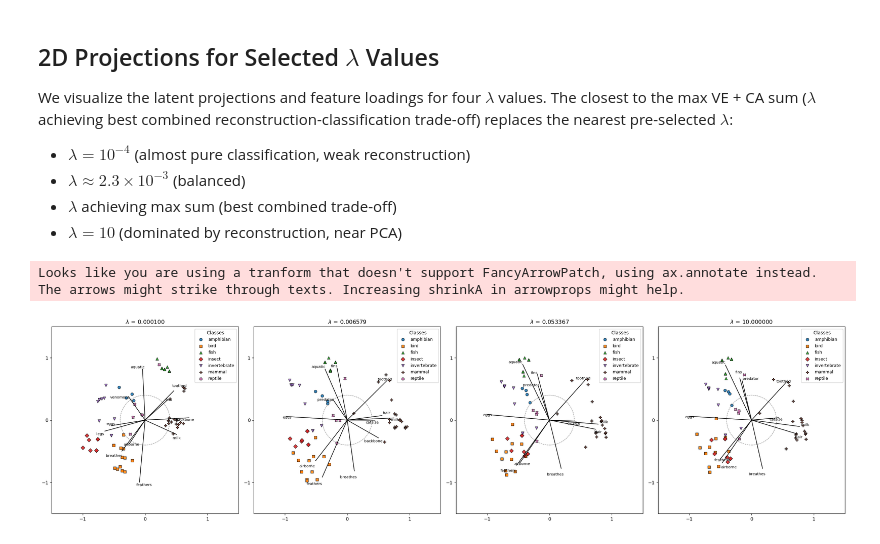
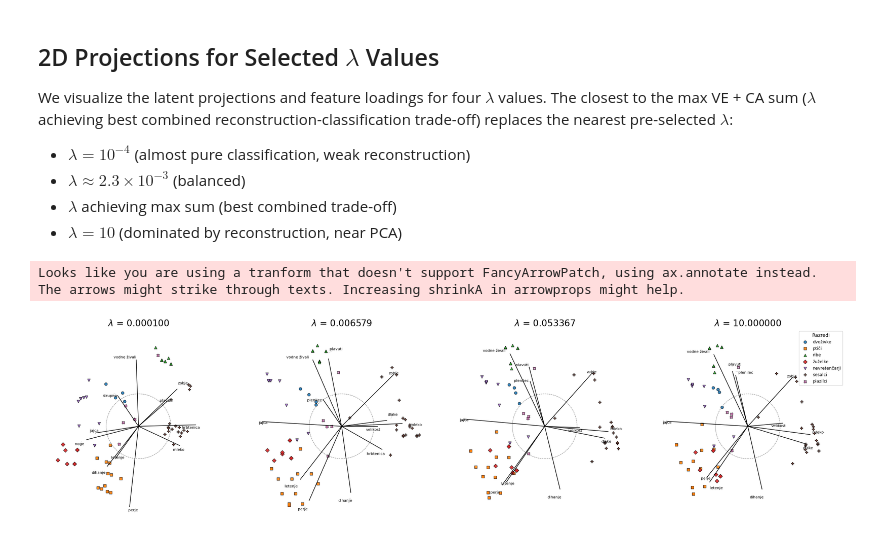
Before and after one commit to JasaTavcar/diplomska, a Jupyter notebook: experiments/spca_classification_zoo.ipynb, the cells around one changed output. Drawn from its saved outputs; the diff is of its cells as text; code cells hidden in the pictures.

```diff
--- a/experiments/spca_classification_zoo.ipynb
+++ b/experiments/spca_classification_zoo.ipynb
@@ -127,14 +127,17 @@ for i, vec in enumerate(L_np):
 # Configure axes
 plt.xlim(-1.5, 1.5)
 plt.ylim(-1.5, 1.5)
-plt.xticks([-1, 0, 1])
-plt.yticks([-1, 0, 1])
+plt.xticks([])
+plt.yticks([])
 plt.gca().set_aspect('equal', 'box')
+for spine in plt.gca().spines.values():
+    spine.set_visible(False)
 
-plt.legend(title='Classes', loc='upper right', frameon=True, fontsize=9, title_fontsize=10)
+plt.legend(title='Razredi', loc='upper right', frameon=True, fontsize=9, title_fontsize=10)
 
-plt.title('SPCA Classification projection on Zoo dataset')
+plt.title('SPCA na klasifikacijski podatkovni zbirki Zoo')
 plt.tight_layout()
 plt.savefig("../final_vizualizations/spca_classification_zoo_projection.svg", format="svg", bbox_inches="tight")
+plt.savefig("../final_vizualizations/spca_classification_zoo_projection.png", format="png", bbox_inches="tight")
 plt.show()
 # %% [output]
@@ -201,18 +204,19 @@ sum_metric = [v + a for v, a in zip(var_explained, accuracies)]
 # Single plot with shared y-axis
 fig, ax = plt.subplots(figsize=(9, 5))
 
-ax.semilogx(lam_values, var_explained, 'o-', color='tab:blue', label='Variation explained')
-ax.semilogx(lam_values, accuracies, 's--', color='tab:red', label='Accuracy')
-ax.semilogx(lam_values, sum_metric, 'd-.', color='tab:green', label='Sum (VE + CA)')
+ax.semilogx(lam_values, var_explained, 'o-', color='tab:blue', label='Pojasnjena varianca')
+ax.semilogx(lam_values, accuracies, 's--', color='tab:red', label='Točnost')
+ax.semilogx(lam_values, sum_metric, 'd-.', color='tab:green', label='Vsota (VE + CA)')
 
-ax.set_xlabel('$\\lambda$ (regularization strength)')
-ax.set_ylabel('Value')
+ax.set_xlabel('$\\lambda$ (moč regularizacije)')
+ax.set_ylabel('Vrednost')
 ax.set_ylim(0, 2)
 ax.grid(True, alpha=0.3)
 ax.legend(loc='lower right')
 
-fig.suptitle('SPCA Classification: metrics vs $\\lambda$ (Zoo dataset)')
+fig.suptitle('SPCA klasifikacija: metrike v odvisnosti od $\\lambda$')
 plt.tight_layout()
 plt.savefig("../final_vizualizations/spca_classification_zoo_lambda_metrics.svg", format="svg", bbox_inches="tight")
+plt.savefig("../final_vizualizations/spca_classification_zoo_lambda_metrics.png", format="png", bbox_inches="tight")
 plt.show()
 # %% [output]
@@ -258,32 +262,43 @@ C_full = C
 
 for idx, lam in enumerate(viz_lam_values):
     model = models_by_lam[lam]
     L = model.L.detach().clone()
 
     # Normalize loadings: center and scale to max norm = 1
     L = L - L.mean(dim=0, keepdim=True)
     loading_norms = torch.norm(L, dim=1)
     L = L / loading_norms.max()
 
     # Project and scale points using full data
     Z = E_full @ L
     z_max = torch.abs(Z).max()
     Z = Z / z_max
 
     Z_np = Z.cpu().numpy()
     C_np = C_full.cpu().numpy()
     L_np = L.cpu().numpy()
 
     plot_projection(
         points=Z_np, vectors=L_np, feature_names=feature_names,
         class_codes=C_np, class_names=class_names,
         title=f'$\\lambda$ = {lam:.6f}', ax=axes[idx], text_scale=1.08,
-        max_points=None
+        max_points=None, title_fontsize=19
     )
+
+for i, ax in enumerate(axes):
+    ax.set_xticks([])
+    ax.set_yticks([])
+    for spine in ax.spines.values():
+        spine.set_visible(False)
+    if i != len(axes) - 1:
+        ax.legend_.remove()
+    ax.set_xlim(-1.2, 1.2)
+    ax.set_ylim(-1.2, 1.2)
 
 plt.tight_layout()
 plt.savefig("../final_vizualizations/spca_classification_zoo_lambda_projections.svg", format="svg", bbox_inches="tight")
+plt.savefig("../final_vizualizations/spca_classification_zoo_lambda_projections.png", format="png", bbox_inches="tight")
 plt.show()
 # %% [output]
 Looks like you are using a tranform that doesn't support FancyArrowPatch, using ax.annotate instead. The arrows might strike through texts. Increasing shrinkA in arrowprops might help.
-[figure, old version]
+[figure, new version]
```
Also changed, not shown: parts of 3 cells of this notebook, 8 other files.
